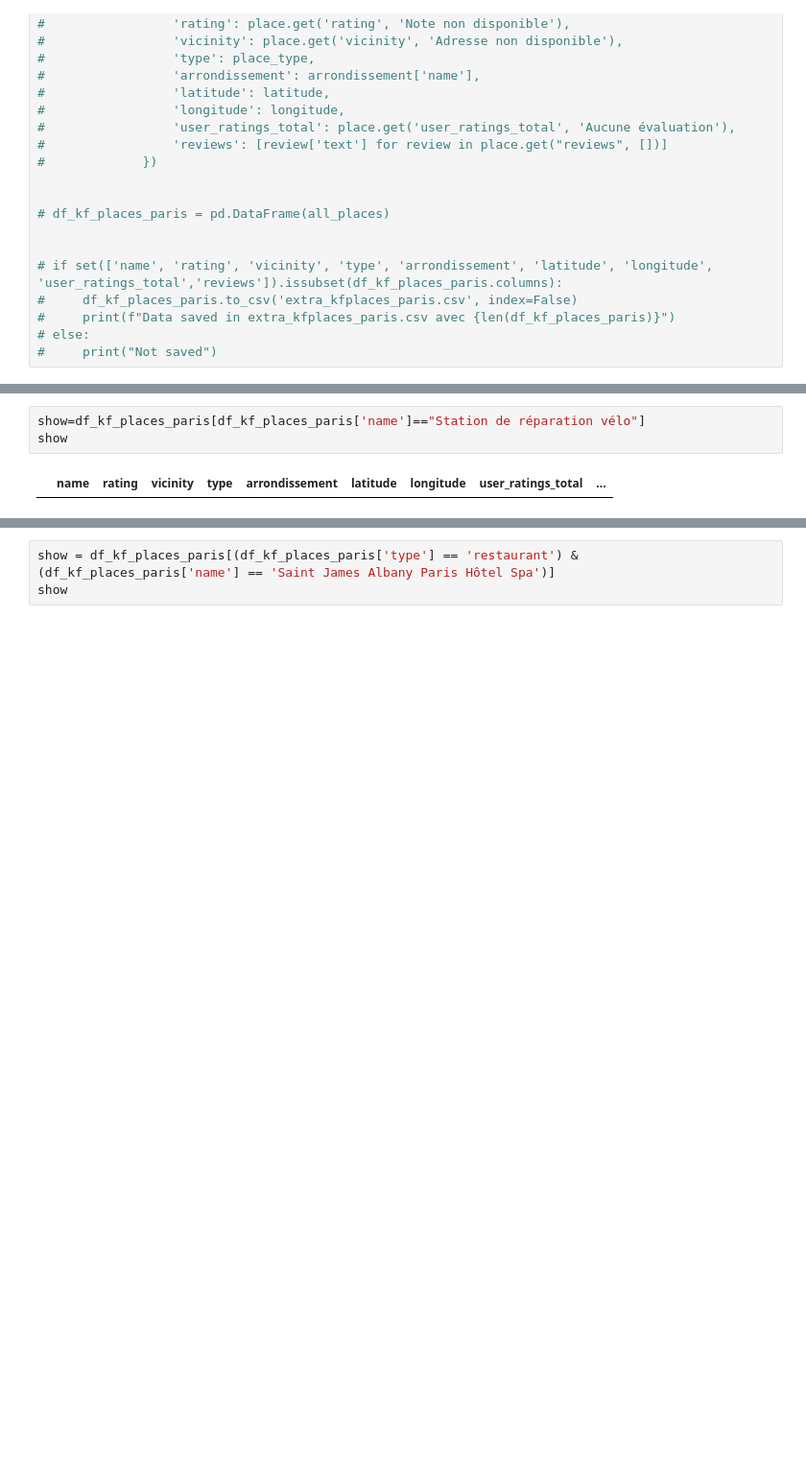
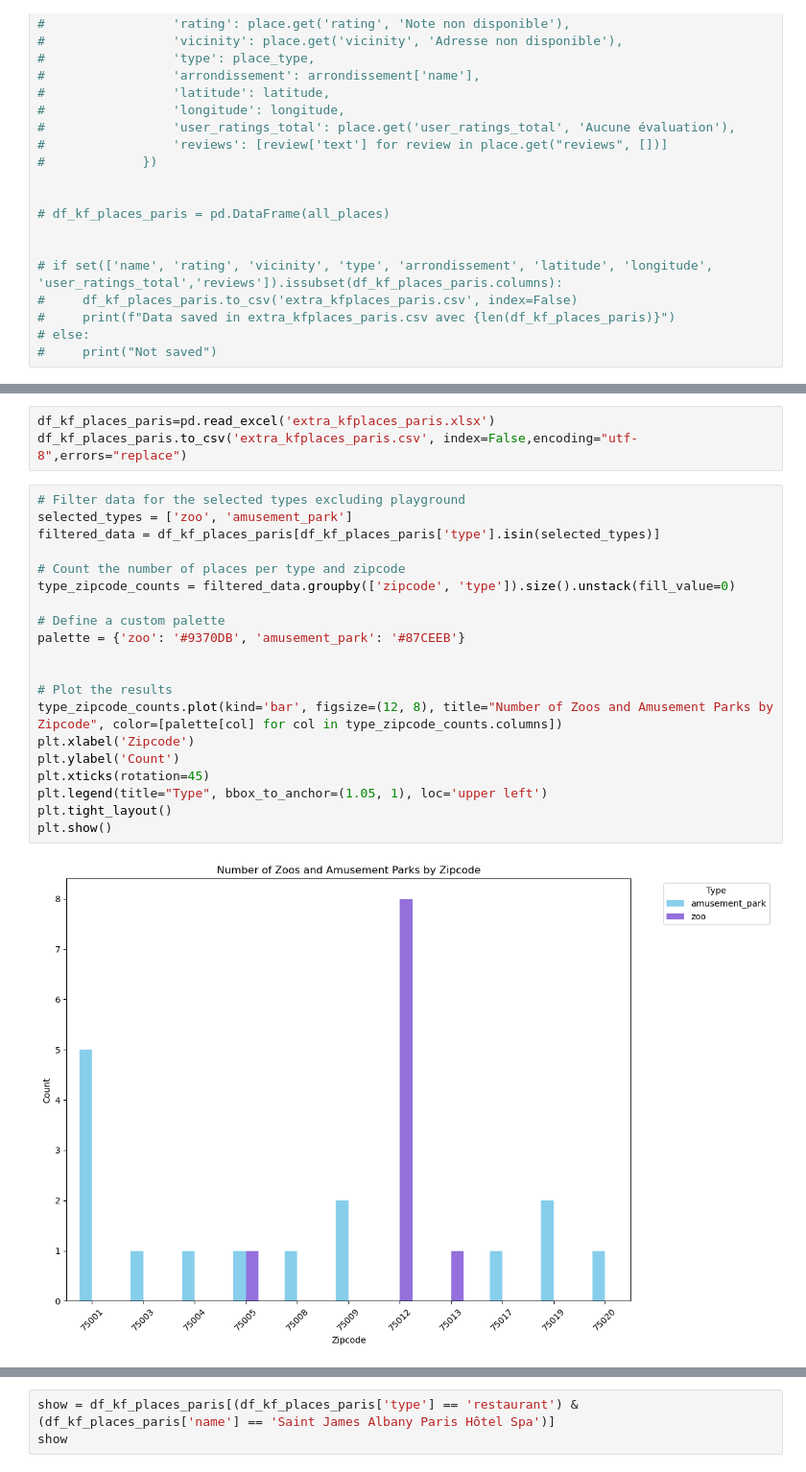
Before and after one commit to XinlyR/Kids_friendly_app, a Jupyter notebook: main.ipynb, the cells around one changed output, grey strips where cells are left out. Shown at 96% size. Drawn from its saved outputs; the diff is of its cells as text; blank space fills up the shorter version.

```diff
--- a/main.ipynb
+++ b/main.ipynb
@@ -1609,5 +1620,25 @@ df_kf_places_paris.to_csv('extra_kfplaces_paris.csv', index=False,encoding="utf-
+# %%
+df_kf_places_paris=pd.read_excel('extra_kfplaces_paris.xlsx')
+df_kf_places_paris.to_csv('extra_kfplaces_paris.csv', index=False,encoding="utf-8",errors="replace")
 # %%
-show=df_kf_places_paris[df_kf_places_paris['name']=="Station de réparation vélo"]
-show
+# Filter data for the selected types excluding playground
+selected_types = ['zoo', 'amusement_park']
+filtered_data = df_kf_places_paris[df_kf_places_paris['type'].isin(selected_types)]
+
+# Count the number of places per type and zipcode
+type_zipcode_counts = filtered_data.groupby(['zipcode', 'type']).size().unstack(fill_value=0)
+
+# Define a custom palette
+palette = {'zoo': '#9370DB', 'amusement_park': '#87CEEB'}
+
+
+# Plot the results
+type_zipcode_counts.plot(kind='bar', figsize=(12, 8), title="Number of Zoos and Amusement Parks by Zipcode", color=[palette[col] for col in type_zipcode_counts.columns])
+plt.xlabel('Zipcode')
+plt.ylabel('Count')
+plt.xticks(rotation=45)
+plt.legend(title="Type", bbox_to_anchor=(1.05, 1), loc='upper left')
+plt.tight_layout()
+plt.show()
 # %% [output]
-|  | name | rating | vicinity | type | arrondissement | latitude | longitude | user_ratings_total | ... |
+[figure, added]
```
Also changed, not shown: parts of 3 cells of this notebook, 21 other files.
